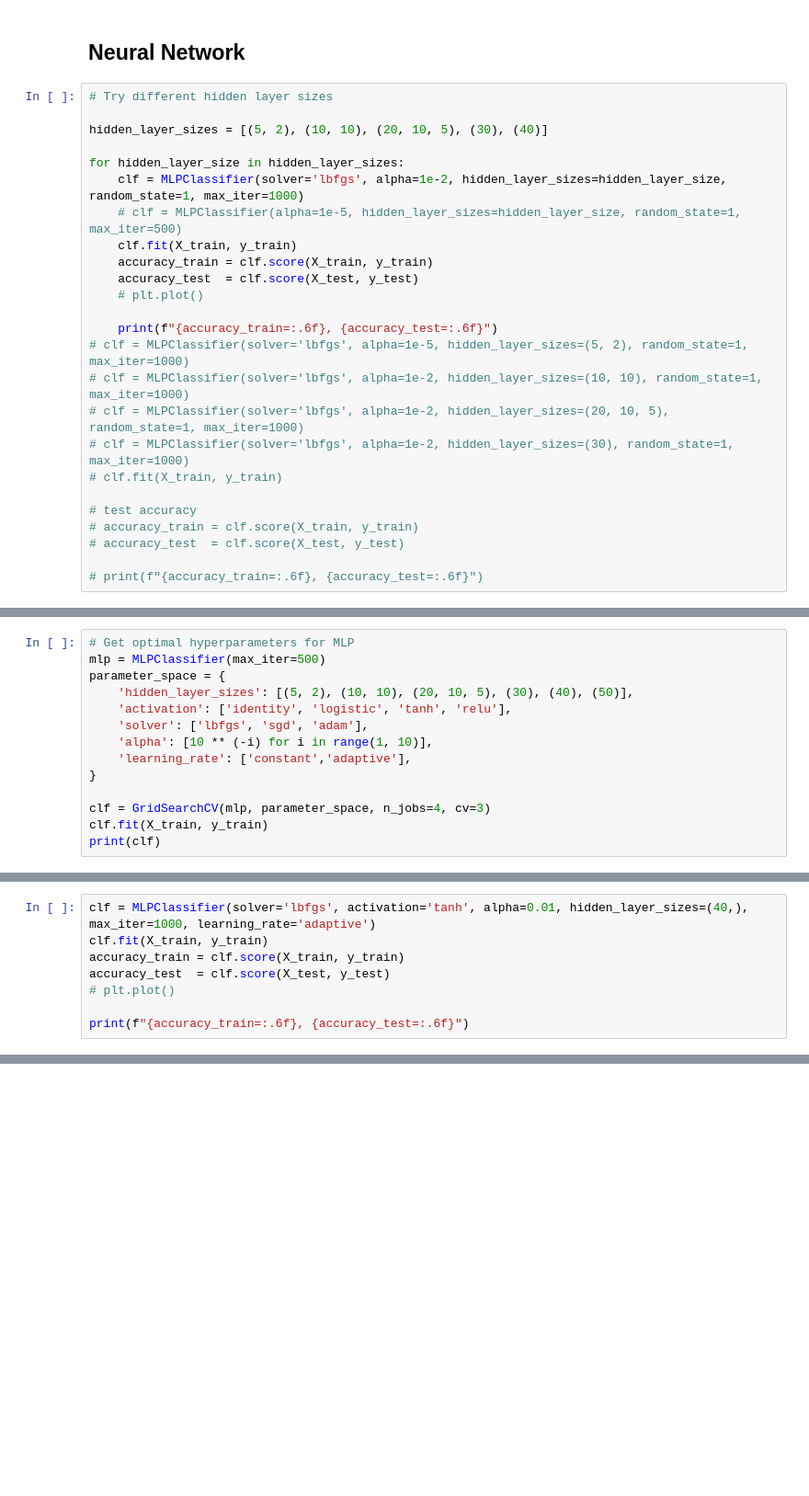
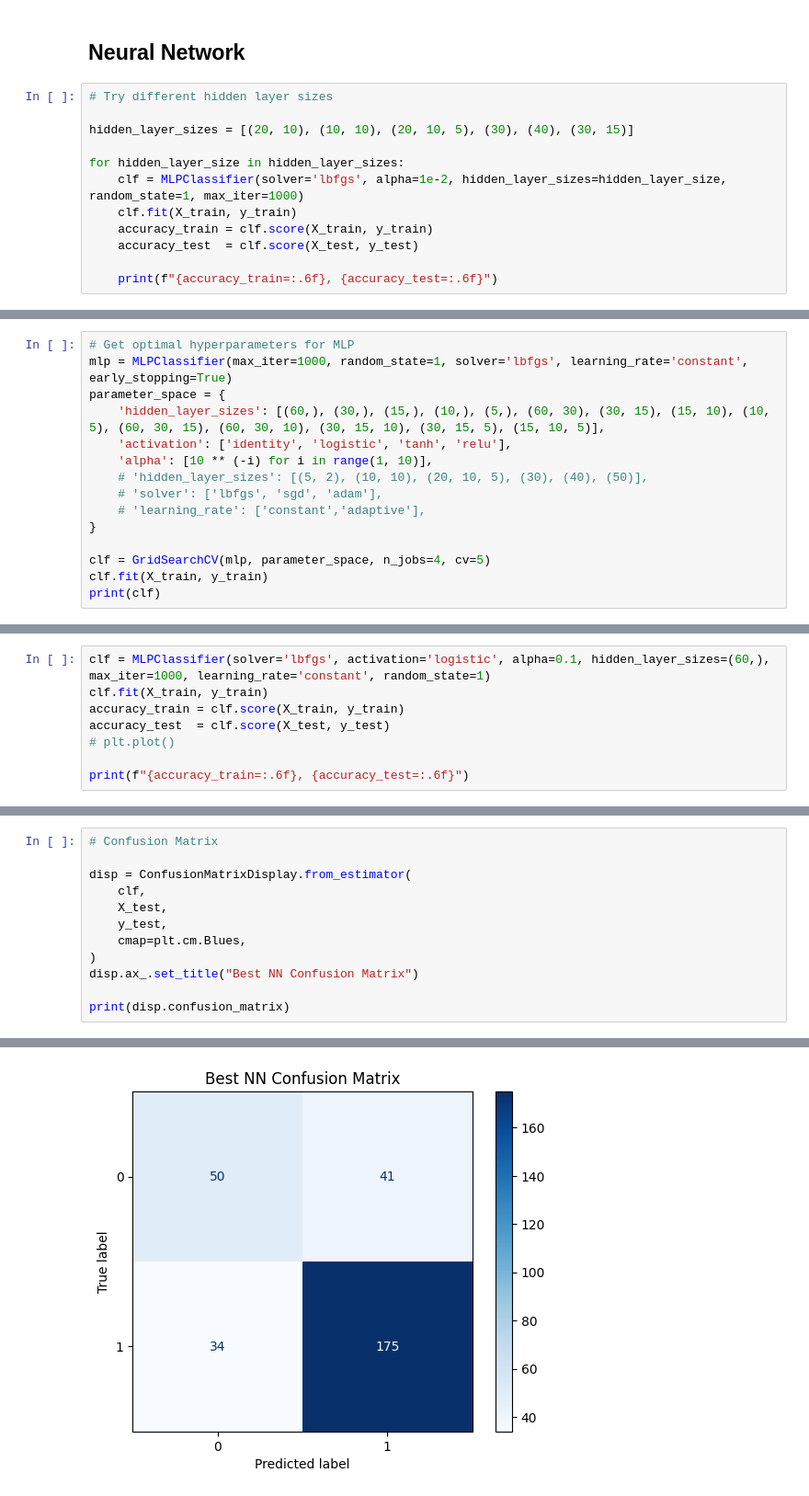
Before and after one commit to JETSlN/ML-Project, a Jupyter notebook: MLPROJECT.ipynb, the cells around one changed output, grey strips where cells are left out. Shown at 92% size. Saved outputs shown, nothing was run; the diff lists cells and outputs as text; blank space fills up the shorter version.

```diff
--- a/MLPROJECT.ipynb
+++ b/MLPROJECT.ipynb
@@ -488,26 +496,13 @@ plt.show()
 # %%
 # Try different hidden layer sizes
 
-hidden_layer_sizes = [(5, 2), (10, 10), (20, 10, 5), (30), (40)]
+hidden_layer_sizes = [(20, 10), (10, 10), (20, 10, 5), (30), (40), (30, 15)]
 
 for hidden_layer_size in hidden_layer_sizes:
     clf = MLPClassifier(solver='lbfgs', alpha=1e-2, hidden_layer_sizes=hidden_layer_size, random_state=1, max_iter=1000)
-    # clf = MLPClassifier(alpha=1e-5, hidden_layer_sizes=hidden_layer_size, random_state=1, max_iter=500)
     clf.fit(X_train, y_train)
     accuracy_train = clf.score(X_train, y_train)
     accuracy_test  = clf.score(X_test, y_test)
-    # plt.plot()
 
     print(f"{accuracy_train=:.6f}, {accuracy_test=:.6f}")
-# clf = MLPClassifier(solver='lbfgs', alpha=1e-5, hidden_layer_sizes=(5, 2), random_state=1, max_iter=1000)
-# clf = MLPClassifier(solver='lbfgs', alpha=1e-2, hidden_layer_sizes=(10, 10), random_state=1, max_iter=1000)
-# clf = MLPClassifier(solver='lbfgs', alpha=1e-2, hidden_layer_sizes=(20, 10, 5), random_state=1, max_iter=1000)
-# clf = MLPClassifier(solver='lbfgs', alpha=1e-2, hidden_layer_sizes=(30), random_state=1, max_iter=1000)
-# clf.fit(X_train, y_train)
-
-# test accuracy
-# accuracy_train = clf.score(X_train, y_train)
-# accuracy_test  = clf.score(X_test, y_test)
-
-# print(f"{accuracy_train=:.6f}, {accuracy_test=:.6f}")
 # %% [output]
@@ -519,14 +515,15 @@ accuracy_train=1.000000, accuracy_test=0.730000
 # %%
 # Get optimal hyperparameters for MLP
-mlp = MLPClassifier(max_iter=500)
+mlp = MLPClassifier(max_iter=1000, random_state=1, solver='lbfgs', learning_rate='constant', early_stopping=True)
 parameter_space = {
-    'hidden_layer_sizes': [(5, 2), (10, 10), (20, 10, 5), (30), (40), (50)],
+    'hidden_layer_sizes': [(60,), (30,), (15,), (10,), (5,), (60, 30), (30, 15), (15, 10), (10, 5), (60, 30, 15), (60, 30, 10), (30, 15, 10), (30, 15, 5), (15, 10, 5)],
     'activation': ['identity', 'logistic', 'tanh', 'relu'],
-    'solver': ['lbfgs', 'sgd', 'adam'],
     'alpha': [10 ** (-i) for i in range(1, 10)],
-    'learning_rate': ['constant','adaptive'],
+    # 'hidden_layer_sizes': [(5, 2), (10, 10), (20, 10, 5), (30), (40), (50)],
+    # 'solver': ['lbfgs', 'sgd', 'adam'],
+    # 'learning_rate': ['constant','adaptive'],
 }
 
-clf = GridSearchCV(mlp, parameter_space, n_jobs=4, cv=3)
+clf = GridSearchCV(mlp, parameter_space, n_jobs=4, cv=5)
 clf.fit(X_train, y_train)
 print(clf)
@@ -540,5 +576,5 @@ print(f"{accuracy_train=:.6f}, {accuracy_test=:.6f}")
 # %%
-clf = MLPClassifier(solver='lbfgs', activation='tanh', alpha=0.01, hidden_layer_sizes=(40,), max_iter=1000, learning_rate='adaptive')
+clf = MLPClassifier(solver='lbfgs', activation='logistic', alpha=0.1, hidden_layer_sizes=(60,), max_iter=1000, learning_rate='constant', random_state=1)
 clf.fit(X_train, y_train)
 accuracy_train = clf.score(X_train, y_train)
 accuracy_test  = clf.score(X_test, y_test)
@@ -547,0 +600,13 @@ print(f"{accuracy_train=:.6f}, {accuracy_test=:.6f}")
+# %%
+# Confusion Matrix
+
+disp = ConfusionMatrixDisplay.from_estimator(
+    clf,
+    X_test,
+    y_test,
+    cmap=plt.cm.Blues,
+)
+disp.ax_.set_title("Best NN Confusion Matrix")
+
+print(disp.confusion_matrix)
+# %% [output]
@@ -547,0 +615 @@ print(f"{accuracy_train=:.6f}, {accuracy_test=:.6f}")
+[figure, added]
```
Also changed, not shown: parts of 17 cells of this notebook.
